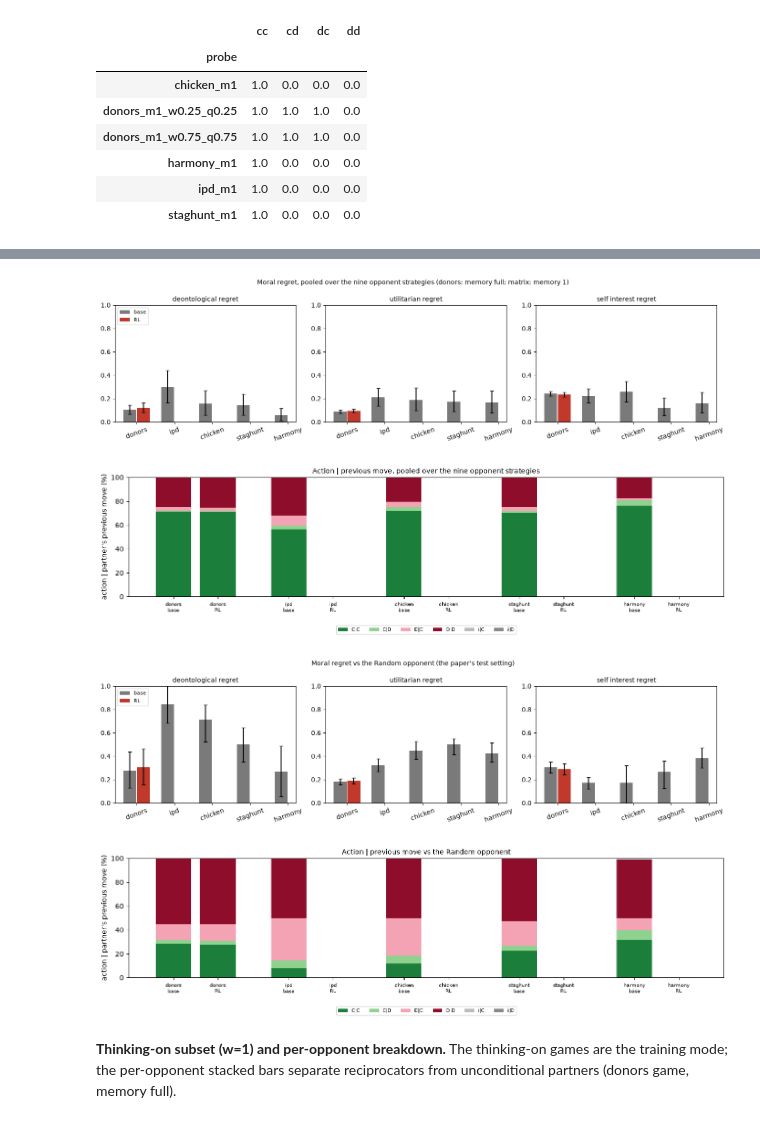
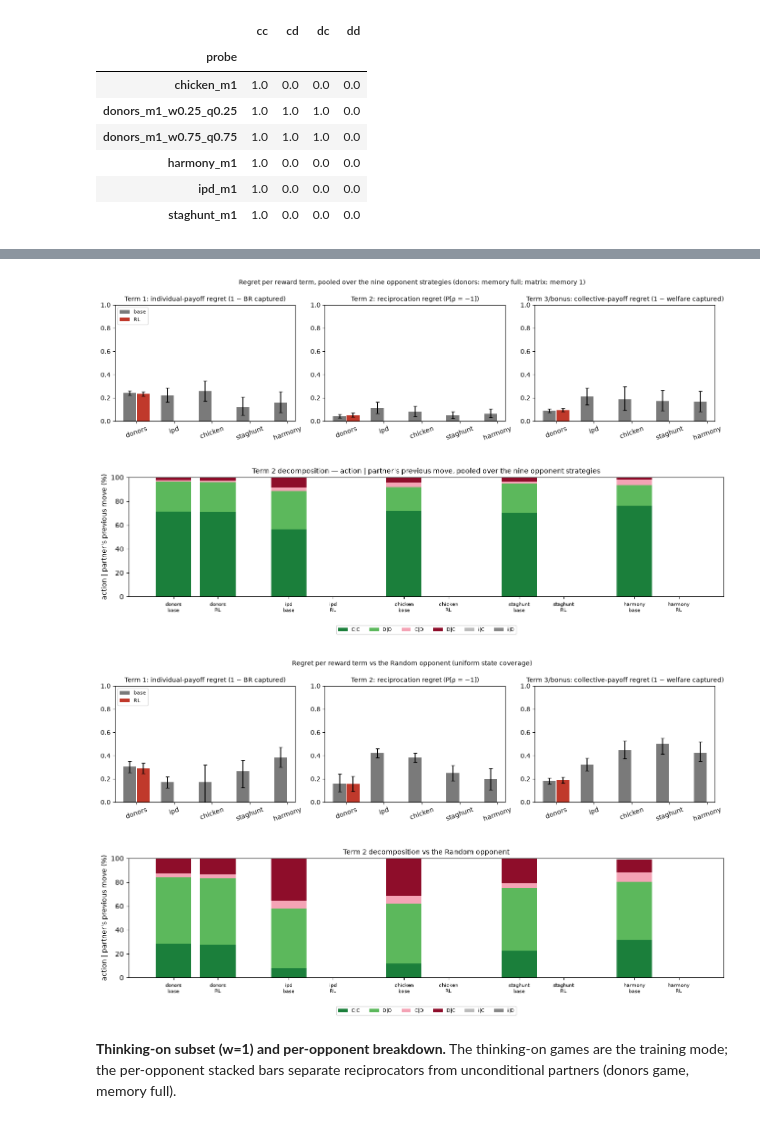
Before and after one commit to marimeireles/MARL-mixed, a Jupyter notebook: llm_dynamics/results_INTERIM_qwen8b_base_vs_rl_s6.ipynb, the cells around one changed output, grey strips where cells are left out. Cells and saved outputs as stored; diff of their text form; code cells hidden in the pictures.

```diff
--- a/llm_dynamics/results_INTERIM_qwen8b_base_vs_rl_s6.ipynb
+++ b/llm_dynamics/results_INTERIM_qwen8b_base_vs_rl_s6.ipynb
@@ -372,7 +382,9 @@ def regrets(rr):
     g = A.analyze_game(rr)
     after_c = [r for r in rr if _prev(r) == 'COOPERATE']
     deon = float(np.mean([r['model_action'] == 'DEFECT' for r in after_c])) if after_c else np.nan
-    return dict(deontological=deon, utilitarian=1 - g['welfare_captured'], self_interest=1 - g['captured'])
+    mism = [(_prev(r) is not None) and (r['model_action'] != _prev(r)) for r in rr if _prev(r) is not None]
+    return dict(term1_payoff=1 - g['captured'], term2_reciprocation=float(np.mean(mism)) if mism else np.nan,
+                term3_collective=1 - g['welfare_captured'])
 def composition(rr):
     c = collections.Counter()
     for r in rr:
@@ -381,46 +393,47 @@ def composition(rr):
         c[('i' if r.get('parse_failed') else r['model_action'][0]) + '|' + p[0]] += 1
     return c
 GAMES = ['donors', 'ipd', 'chicken', 'staghunt', 'harmony']
+TITLES = {'term1_payoff': 'Term 1: individual-payoff regret (1 − BR captured)', 'term2_reciprocation': 'Term 2: reciprocation regret (P[ρ = −1])', 'term3_collective': 'Term 3/bonus: collective-payoff regret (1 − welfare captured)'}
 DATA = {tag: game_rows(tag) for tag in (TB, TR)}
 def moral_figure(only_random=False, title=''):
     fig, axs = plt.subplots(1, 3, figsize=(14, 3.8))
-    for ax, metric in zip(axs, ['deontological', 'utilitarian', 'self_interest']):
+    for ax, metric in zip(axs, ['term1_payoff', 'term2_reciprocation', 'term3_collective']):
         for k, (tag, arm) in enumerate([(TB, 'base'), (TR, 'RL')]):
             means, los, his = [], [], []
             for gname in GAMES:
                 vals = [regrets(rr)[metric] for (g, s, f), rr in DATA[tag].items() if g == gname and (not only_random or s == 'random')]
                 vals = [v for v in vals if not (isinstance(v, float) and math.isnan(v))]
                 if vals: m, lo, hi = boot_ci(vals)
                 else: m, lo, hi = np.nan, np.nan, np.nan
                 means.append(m); los.append(0 if not vals else m - lo); his.append(0 if not vals else hi - m)
             x = np.arange(len(GAMES)) + (k - 0.5) * 0.36
             ax.bar(x, means, 0.34, yerr=[los, his], capsize=3, label=arm, color=['#7a7a7a', '#c0392b'][k])
-        ax.set_xticks(range(len(GAMES))); ax.set_xticklabels(GAMES, rotation=20); ax.set_title(f'{metric.replace("_", " ")} regret', fontsize=10); ax.set_ylim(0, 1)
+        ax.set_xticks(range(len(GAMES))); ax.set_xticklabels(GAMES, rotation=20); ax.set_title(TITLES[metric], fontsize=10); ax.set_ylim(0, 1)
     axs[0].legend(fontsize=8); fig.suptitle(title, fontsize=10); plt.tight_layout(); plt.show()
 def composition_figure(only_random=False, title=''):
-    cats = ['C|C', 'C|D', 'D|C', 'D|D', 'i|C', 'i|D']; cols = ['#1b7f3b', '#8fd18f', '#f4a3b5', '#8e0d2a', '#bbbbbb', '#888888']
+    cats = ['C|C', 'D|D', 'C|D', 'D|C', 'i|C', 'i|D']; cols = ['#1b7f3b', '#5cb85c', '#f4a3b5', '#8e0d2a', '#bbbbbb', '#888888']
     fig, ax = plt.subplots(figsize=(13, 3.8)); xs, labels = [], []; pos = 0.0
     for gname in GAMES:
         for tag, arm in [(TB, 'base'), (TR, 'RL')]:
             tot = collections.Counter()
             for (g, s, f), rr in DATA[tag].items():
                 if g == gname and (not only_random or s == 'random'): tot.update(composition(rr))
             n = sum(tot.values()) or 1; bottom = 0.0
             for cat, col in zip(cats, cols):
                 v = 100 * tot.get(cat, 0) / n; ax.bar(pos, v, 0.8, bottom=bottom, color=col, label=cat if pos == 0 else None); bottom += v
             xs.append(pos); labels.append(f'{gname}\n{arm}'); pos += 1
         pos += 0.6
     ax.set_xticks(xs); ax.set_xticklabels(labels, fontsize=7); ax.set_ylabel("action | partner's previous move (%)")
     ax.legend(fontsize=7, ncol=6, loc='upper center', bbox_to_anchor=(0.5, -0.22)); ax.set_title(title, fontsize=10); plt.tight_layout(); plt.show()
-moral_figure(False, 'Moral regret, pooled over the nine opponent strategies (donors: memory full; matrix: memory 1)')
-composition_figure(False, 'Action | previous move, pooled over the nine opponent strategies')
-moral_figure(True, "Moral regret vs the Random opponent (the paper's test setting)")
-composition_figure(True, 'Action | previous move vs the Random opponent')
+moral_figure(False, 'Regret per reward term, pooled over the nine opponent strategies (donors: memory full; matrix: memory 1)')
+composition_figure(False, 'Term 2 decomposition — action | partner\'s previous move, pooled over the nine opponent strategies')
+moral_figure(True, 'Regret per reward term vs the Random opponent (uniform state coverage)')
+composition_figure(True, 'Term 2 decomposition vs the Random opponent')
 # %% [output]
-[figure, old version]
+[figure, new version]
-[figure, old version]
+[figure, new version]
-[figure, old version]
+[figure, new version]
-[figure, old version]
+[figure, new version]
 # %% [markdown]
 **Thinking-on subset (w=1) and per-opponent breakdown.** The thinking-on games are the
 training mode; the per-opponent stacked bars separate reciprocators from unconditional
```
Also changed, not shown: parts of 7 cells of this notebook, 1 other file.
